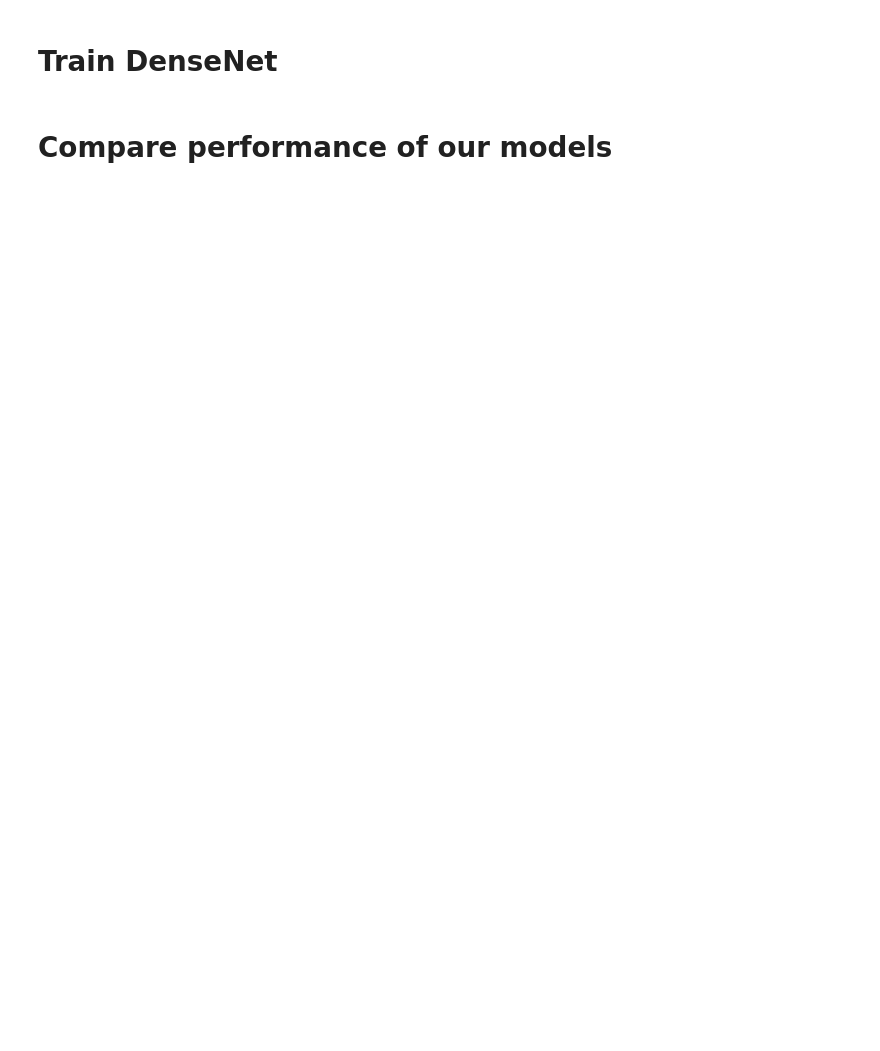
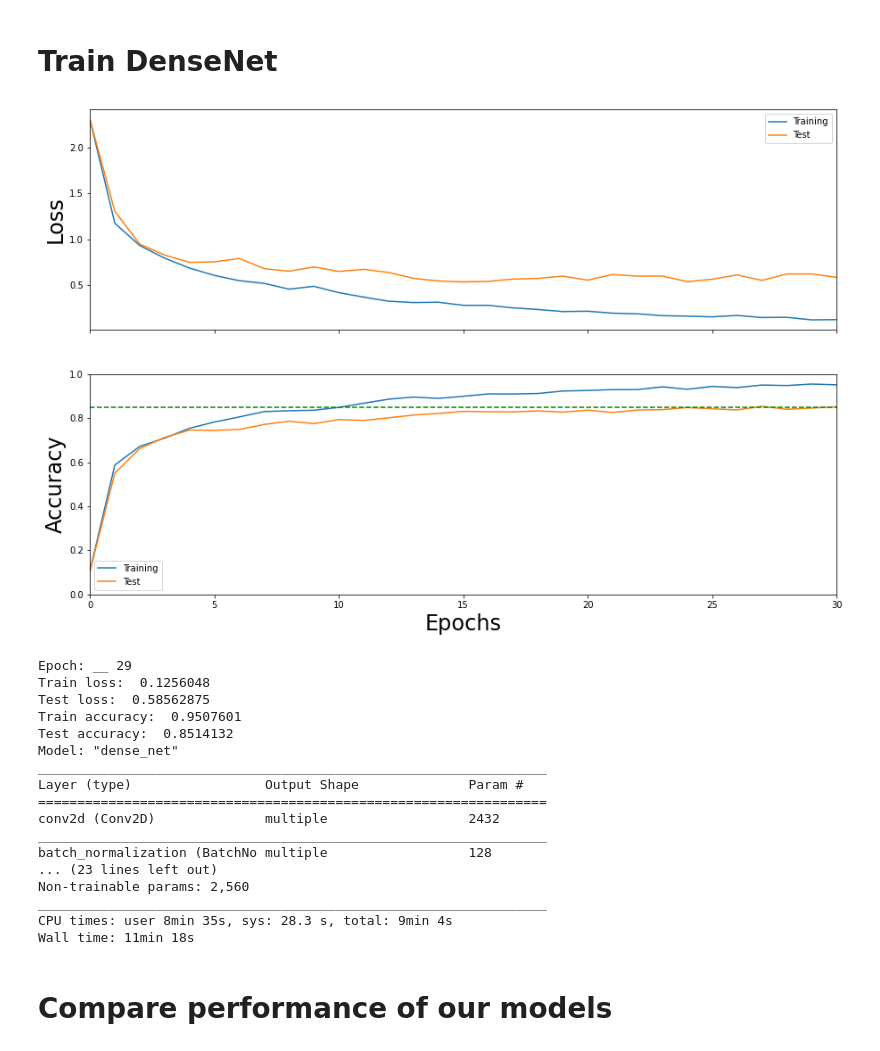
Before and after one commit to GondorCallsForAid/Iannwtf-mbanser-kvatankhahba-rhorn, a Jupyter notebook: homework06/ResNet_DenseNet_Cifar10.ipynb, the cells around one changed output. Drawn from its saved outputs; the diff is of its cells as text; code cells hidden in the pictures; blank space fills up the shorter version.

Commit message:
ResNet and DenseNet +85%

```diff
--- a/homework06/ResNet_DenseNet_Cifar10.ipynb
+++ b/homework06/ResNet_DenseNet_Cifar10.ipynb
@@ -298,6 +350,17 @@ _________________________________________________________________
 Here we're defining a block that applies convolution, batchnormalization and ReLU to the input and returns the concatination of its input and output
 # %%
 class ConcatBlock(Model):
+    '''
+    Creates a convolutional layer and concatinates the output to it's input
+
+            Parameters:
+                    growth_rate: The number of filters that should be added to the input
+                    regularizer:The kernel regularizer for the convolutional layer
+                    dropout_rate: The dropout rate for the convolutional layer
+
+            Returns:
+                    x: The output of the convolutional layer concatinated it's input
+    '''
     def __init__(self, growth_rate, regularizer = None, dropout_rate = 0):
         super(ConcatBlock, self).__init__()
         self.conv_bn_rl = [
@@ -630,29 +748,49 @@ Wall time: 7min 4s
 # %% [markdown]
 # Train DenseNet
 # %%
+%%time
 tf.keras.backend.clear_session()
 
 ### Hyperparameters
 learning_rate = 0.001
 epochs = 30
 
 # Initialize the loss
 loss_function = tf.keras.losses.CategoricalCrossentropy()
 
 # Initialize the optimizer
 optimizer = tf.keras.optimizers.Adam(learning_rate)
 
 # Initialize model
-densenet_model = DenseNet(layers_per_block=[6,12,18], growth_rate=12, regularizer = None, dropout_rate = 0.3)
+densenet_model = DenseNet(layers_per_block=[6,18,12,6], growth_rate=16, regularizer = None, dropout_rate = 0.4)
 densenet_performance = train_model(
     model = densenet_model,
     train_dataset = train_dataset,
     test_dataset=test_dataset,
     num_epochs = epochs,
     loss_function = loss_function,
     optimizer = optimizer,
     learning_rate = learning_rate
 )
 densenet_model.summary()
+# %% [output]
+[figure, added]
+Epoch: __ 29
+Train loss:  0.1256048
+Test loss:  0.58562875
+Train accuracy:  0.9507601
+Test accuracy:  0.8514132
+Model: "dense_net"
+_________________________________________________________________
+Layer (type)                 Output Shape              Param #
+=================================================================
+conv2d (Conv2D)              multiple                  2432
+_________________________________________________________________
+batch_normalization (BatchNo multiple                  128
+... (23 lines left out)
+Non-trainable params: 2,560
+_________________________________________________________________
+CPU times: user 8min 35s, sys: 28.3 s, total: 9min 4s
+Wall time: 11min 18s
 # %% [markdown]
 # Compare performance of our models
```
Also changed, not shown: parts of 41 cells of this notebook.
